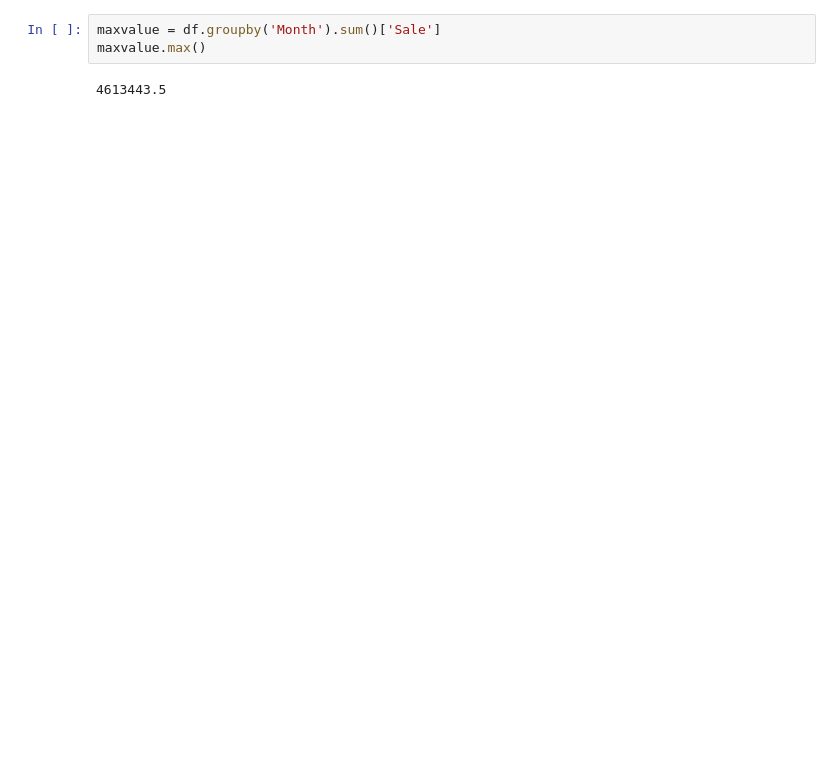
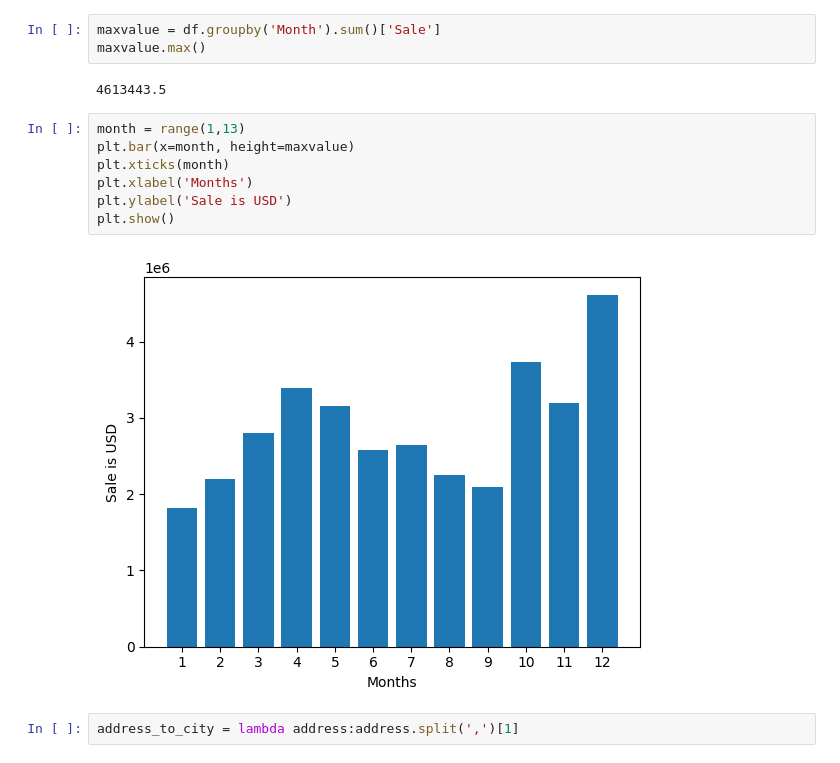
Before and after one commit to hai0594/python-training, a Jupyter notebook: extend/salereport.ipynb, the cells around one changed output. Drawn from its saved outputs; the diff is of its cells as text; blank space fills up the shorter version.

```diff
--- a/extend/salereport.ipynb
+++ b/extend/salereport.ipynb
@@ -106,3 +110,14 @@ maxvalue = df.groupby('Month').sum()['Sale']
 maxvalue.max()
 # %% [output]
 4613443.5
+# %%
+month = range(1,13)
+plt.bar(x=month, height=maxvalue)
+plt.xticks(month)
+plt.xlabel('Months')
+plt.ylabel('Sale is USD')
+plt.show()
+# %% [output]
+[figure, added]
+# %%
+address_to_city = lambda address:address.split(',')[1]
```
Also changed, not shown: parts of 24 cells of this notebook.
